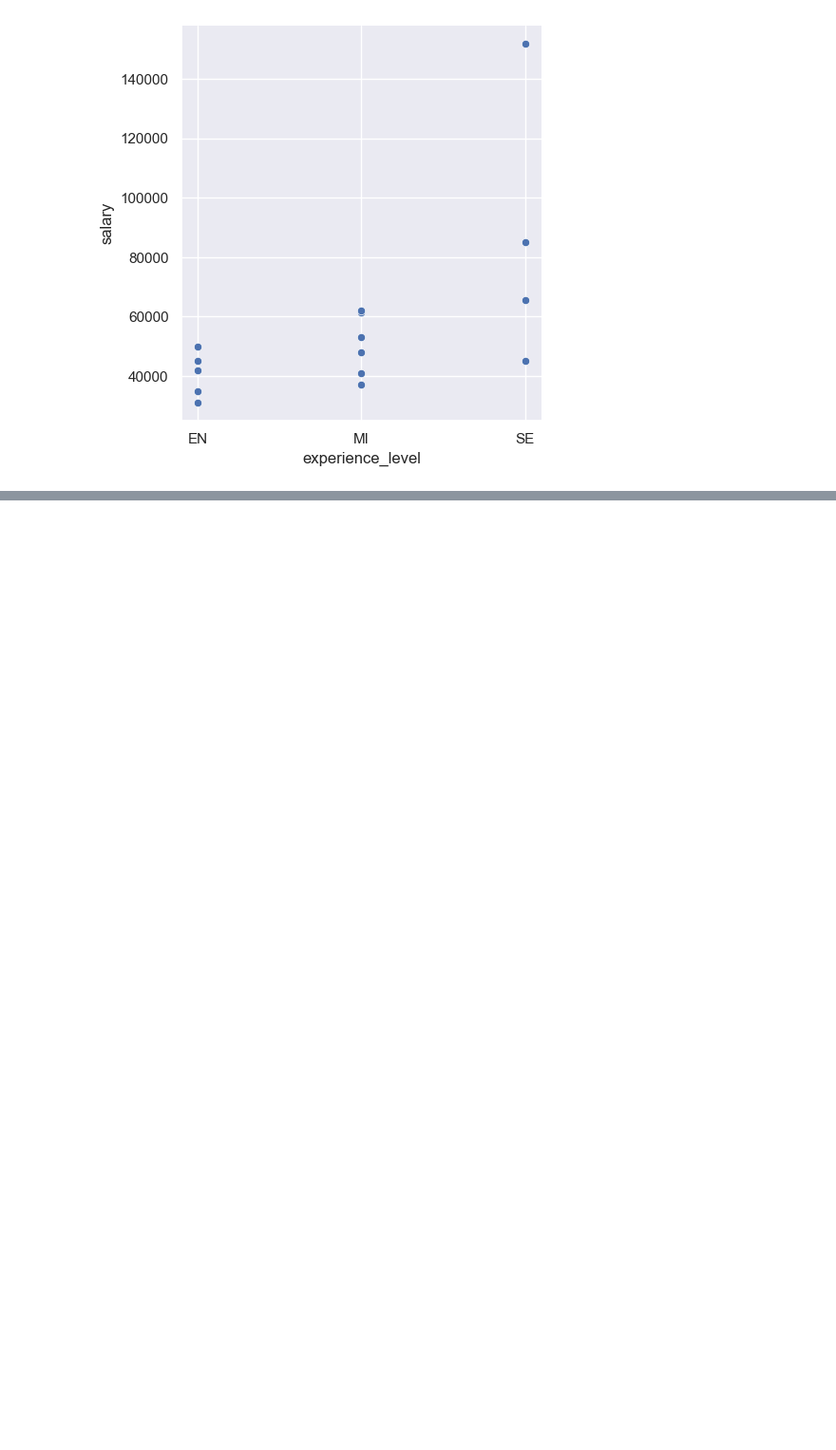
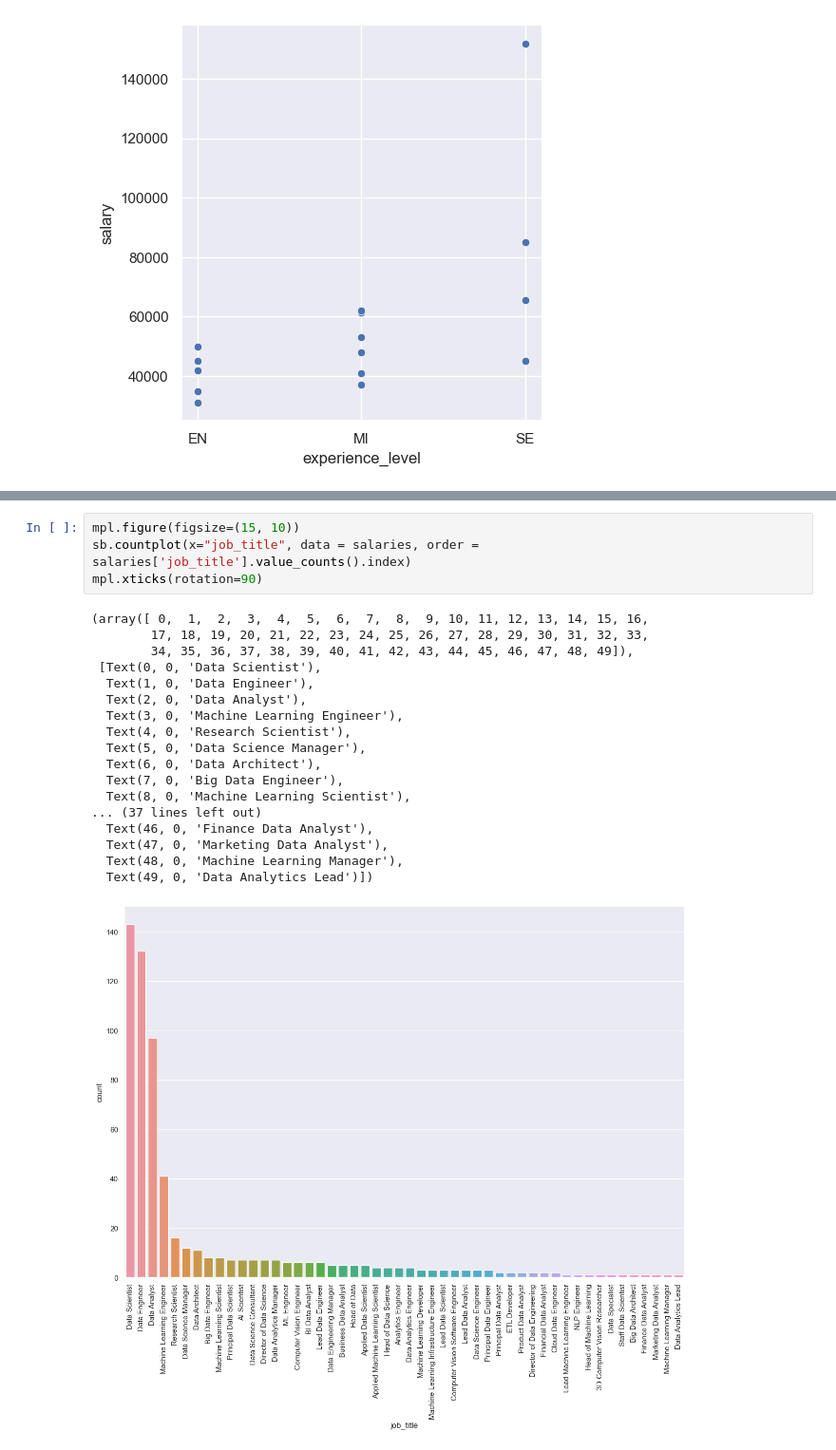
Before and after one commit to devFendrix/mini_exo_python, a Jupyter notebook: mini_projet.ipynb, the cells around one changed output, grey strips where cells are left out. Shown: that part at 95% size. Saved outputs shown, nothing was run; the diff lists cells and outputs as text; blank space fills up the shorter version.

```diff
--- a/mini_projet.ipynb
+++ b/mini_projet.ipynb
@@ -41,0 +54,23 @@ TypeError: 'module' object is not callable
+# %%
+mpl.figure(figsize=(15, 10))
+sb.countplot(x="job_title", data = salaries, order = salaries['job_title'].value_counts().index)
+mpl.xticks(rotation=90)
+# %% [output]
+(array([ 0,  1,  2,  3,  4,  5,  6,  7,  8,  9, 10, 11, 12, 13, 14, 15, 16,
+        17, 18, 19, 20, 21, 22, 23, 24, 25, 26, 27, 28, 29, 30, 31, 32, 33,
+        34, 35, 36, 37, 38, 39, 40, 41, 42, 43, 44, 45, 46, 47, 48, 49]),
+ [Text(0, 0, 'Data Scientist'),
+  Text(1, 0, 'Data Engineer'),
+  Text(2, 0, 'Data Analyst'),
+  Text(3, 0, 'Machine Learning Engineer'),
+  Text(4, 0, 'Research Scientist'),
+  Text(5, 0, 'Data Science Manager'),
+  Text(6, 0, 'Data Architect'),
+  Text(7, 0, 'Big Data Engineer'),
+  Text(8, 0, 'Machine Learning Scientist'),
+... (37 lines left out)
+  Text(46, 0, 'Finance Data Analyst'),
+  Text(47, 0, 'Marketing Data Analyst'),
+  Text(48, 0, 'Machine Learning Manager'),
+  Text(49, 0, 'Data Analytics Lead')])
+[figure, added]
```
Also changed, not shown: parts of 4 cells of this notebook, 1 other file.
